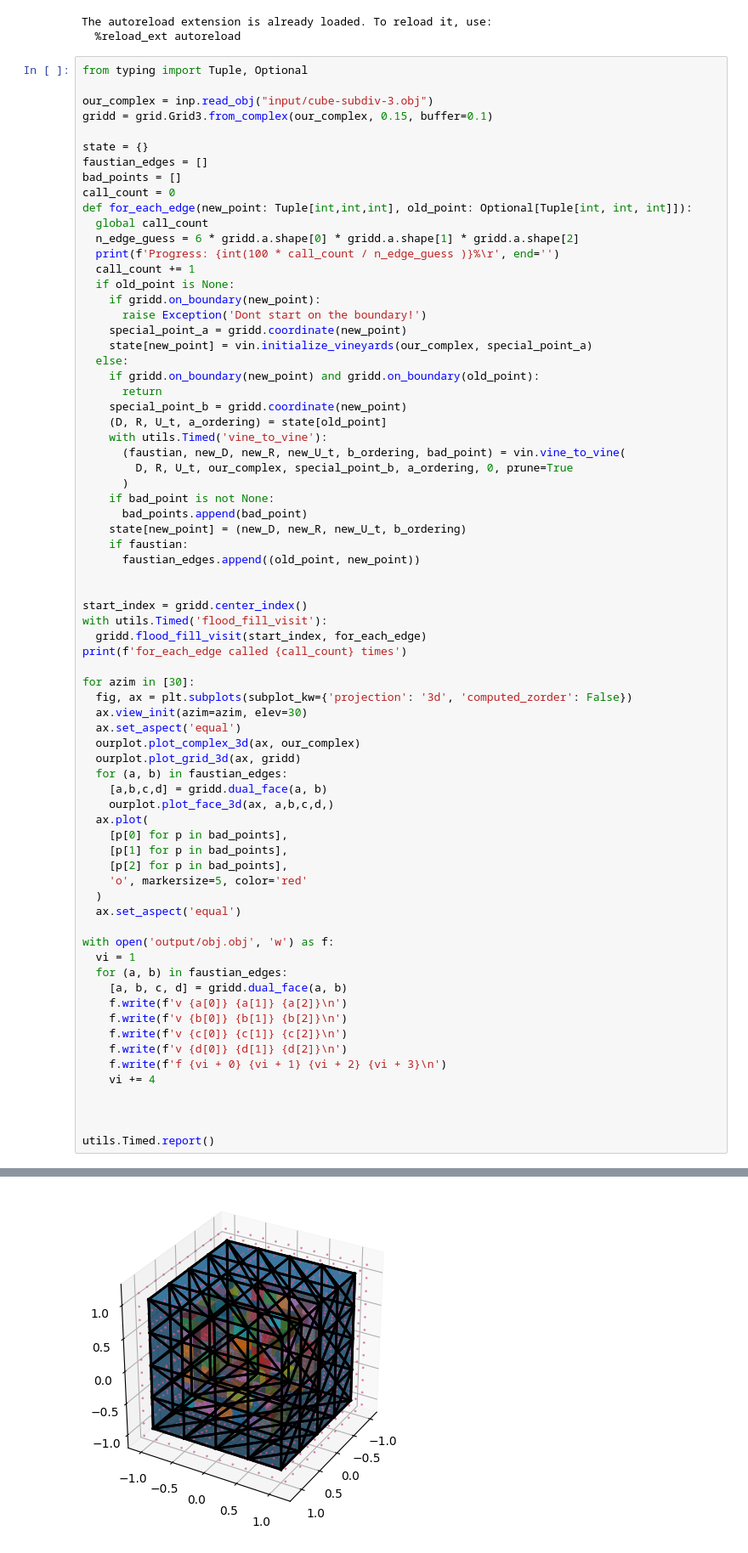
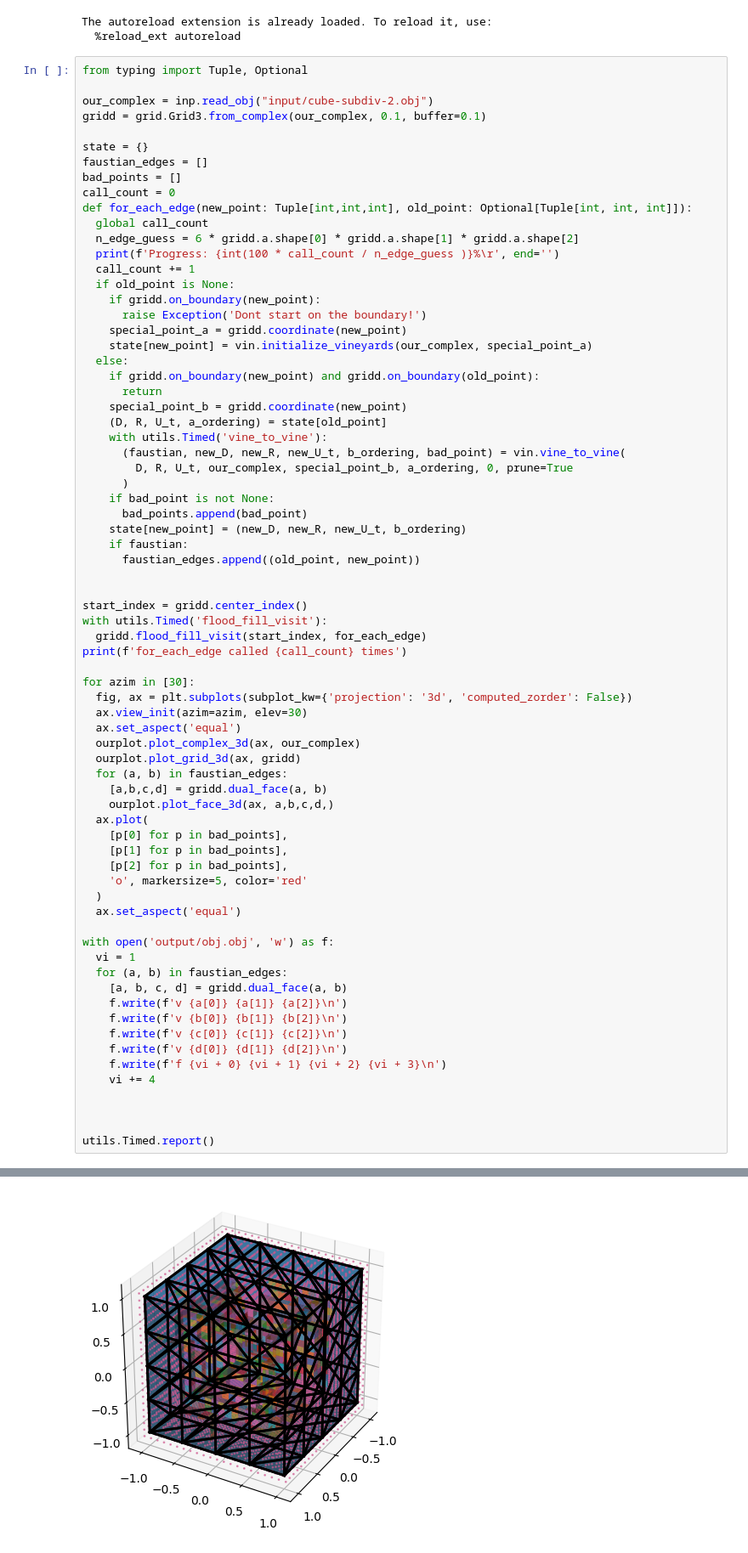
Before and after one commit to medial-ax/medial-ax, a Jupyter notebook: makethings.ipynb, the cells around one changed output, grey strips where cells are left out. Shown at 85% size. Cells and saved outputs as stored; diff of their text form.

```diff
--- a/makethings.ipynb
+++ b/makethings.ipynb
@@ -26,8 +26,8 @@ The autoreload extension is already loaded. To reload it, use:
 # %%
 from typing import Tuple, Optional
 
-our_complex = inp.read_obj("input/cube-subdiv-3.obj")
-gridd = grid.Grid3.from_complex(our_complex, 0.15, buffer=0.1)
+our_complex = inp.read_obj("input/cube-subdiv-2.obj")
+gridd = grid.Grid3.from_complex(our_complex, 0.1, buffer=0.1)
 
 state = {}
 faustian_edges = []
@@ -112,2 +112,2 @@ for_each_edge called 4753 times
 |==============================
-[figure, old version]
+[figure, new version]
```
Also changed, not shown: parts of 2 cells of this notebook, 1 other file.
